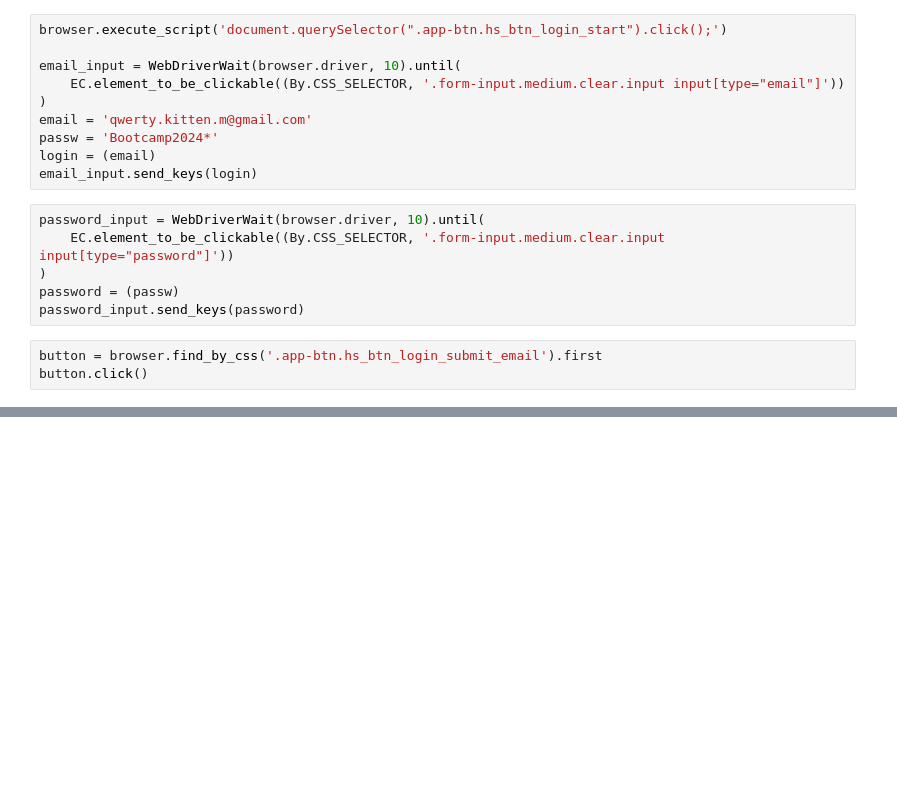
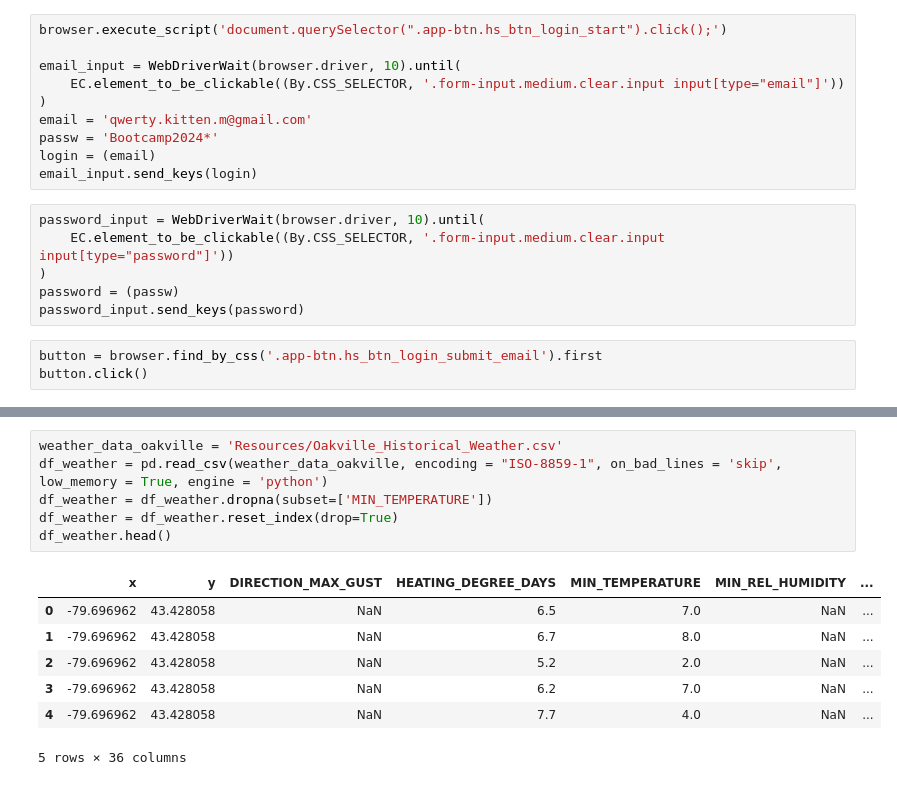
Before and after one commit to MaisieDeGraaf/oakville-housing-etl, a Jupyter notebook: housesaledata.ipynb, the cells around one changed output, grey strips where cells are left out. Cells and saved outputs as stored; diff of their text form; blank space fills up the shorter version.

```diff
--- a/housesaledata.ipynb
+++ b/housesaledata.ipynb
@@ -154,0 +183,14 @@ df
+# %%
+weather_data_oakville = 'Resources/Oakville_Historical_Weather.csv'
+df_weather = pd.read_csv(weather_data_oakville, encoding = "ISO-8859-1", on_bad_lines = 'skip', low_memory = True, engine = 'python')
+df_weather = df_weather.dropna(subset=['MIN_TEMPERATURE'])
+df_weather = df_weather.reset_index(drop=True)
+df_weather.head()
+# %% [output]
+|  | x | y | DIRECTION_MAX_GUST | HEATING_DEGREE_DAYS | MIN_TEMPERATURE | MIN_REL_HUMIDITY | ... |
+| 0 | -79.696962 | 43.428058 | NaN | 6.5 | 7.0 | NaN | ... |
+| 1 | -79.696962 | 43.428058 | NaN | 6.7 | 8.0 | NaN | ... |
+| 2 | -79.696962 | 43.428058 | NaN | 5.2 | 2.0 | NaN | ... |
+| 3 | -79.696962 | 43.428058 | NaN | 6.2 | 7.0 | NaN | ... |
+| 4 | -79.696962 | 43.428058 | NaN | 7.7 | 4.0 | NaN | ... |
+5 rows × 36 columns
```
Also changed, not shown: parts of 7 cells of this notebook, 9 other files.
